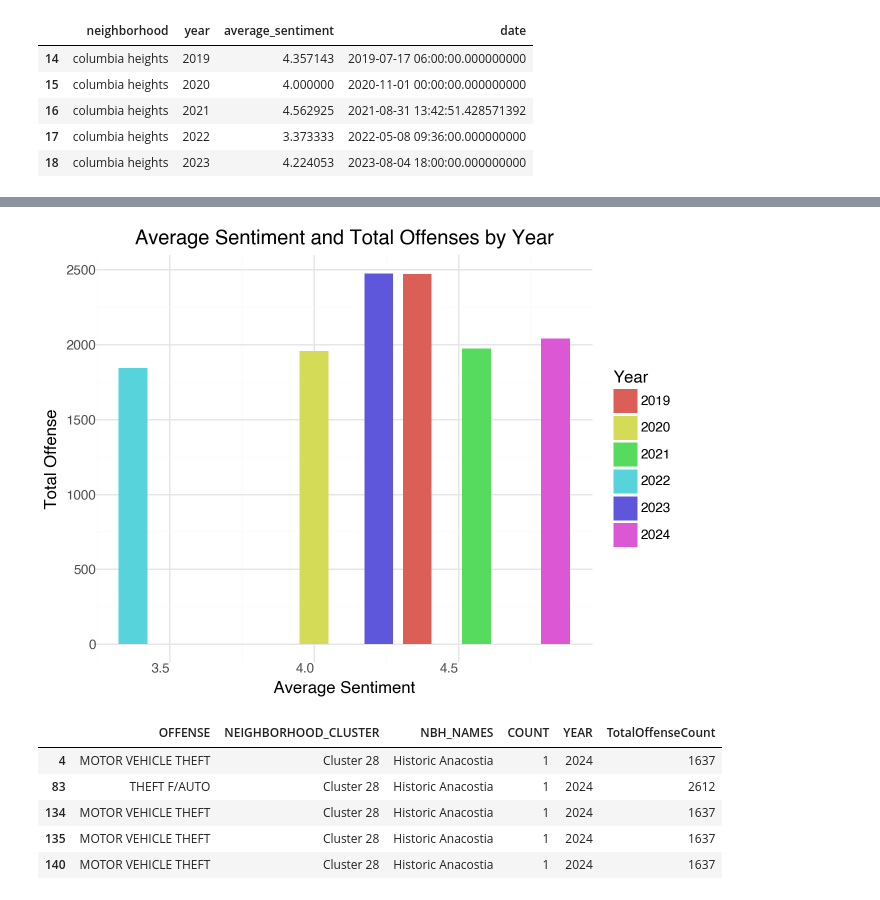
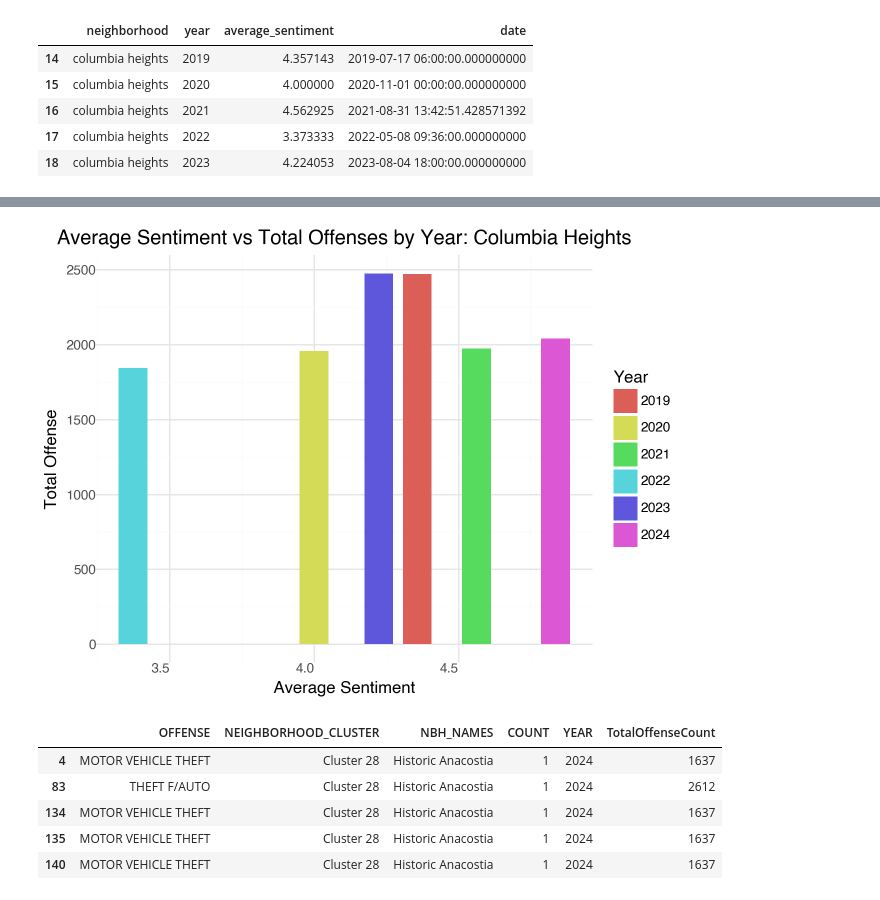
Before and after one commit to rebeccalwagner/PPOL_5203_FinalProject, a Jupyter notebook: files/visualizations/sentiment_actual_viz.ipynb, the cells around one changed output, grey strips where cells are left out. Drawn from its saved outputs; the diff is of its cells as text; code cells hidden in the pictures.

Commit message:
updated viz titles

```diff
--- a/files/visualizations/sentiment_actual_viz.ipynb
+++ b/files/visualizations/sentiment_actual_viz.ipynb
@@ -150,20 +150,20 @@ merged_df_2['year'] = merged_df_2['year'].astype(str)
 # %%
 columbia_heights_sentiment_plot = (ggplot(data=merged_df_2) +
     # Bar for Average Sentiment
     geom_bar(aes(x="average_sentiment", fill = "year"),
              stat="count", width=0.10) +
 
     # Theme and adjustments
     theme_minimal(base_size=12) +
     theme(axis_text_x=element_text(hjust=1)) +
 
     # Title and labels
-    labs(x="Average Sentiment", y="Total Offense", title="Average Sentiment and Total Offenses by Year", fill="Year")
+    labs(x="Average Sentiment", y="Total Offense", title="Average Sentiment vs Total Offenses by Year: Columbia Heights", fill="Year")
 )
 
 columbia_heights_sentiment_plot
 # %% [output]
-[figure, old version]
+[figure, new version]
 # %%
 ggsave(columbia_heights_sentiment_plot, "../../figures/columbia_heights_crime.png")
 # %%
```
Also changed, not shown: parts of 3 cells of this notebook, 3 other files.
